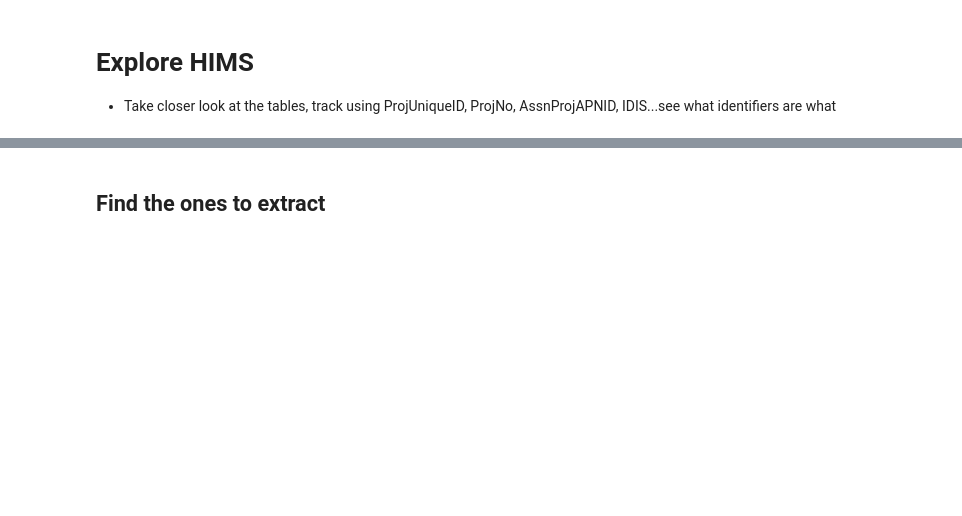
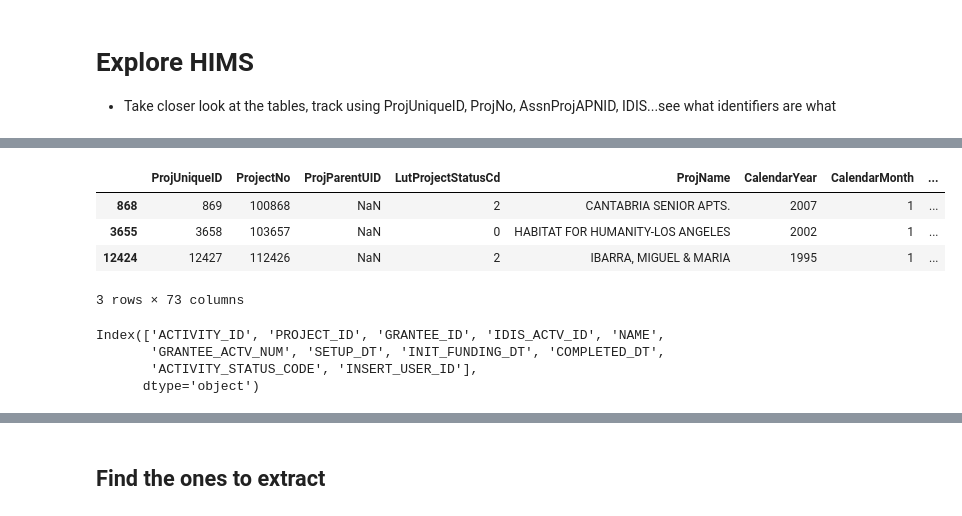
Before and after one commit to CityOfLosAngeles/hcid-cdbg-metrics, a Jupyter notebook: notebooks/hims-deeper.ipynb, the cells around one changed output, grey strips where cells are left out. Drawn from its saved outputs; the diff is of its cells as text; code cells hidden in the pictures; blank space fills up the shorter version.

```diff
--- a/notebooks/hims-deeper.ipynb
+++ b/notebooks/hims-deeper.ipynb
@@ -55,0 +115,19 @@ for key, value in subset_dfs.items():
+# %%
+df2 = subset_dfs['Project']
+df2.head(3)
+# %% [output]
+|  | ProjUniqueID | ProjectNo | ProjParentUID | LutProjectStatusCd | ProjName | CalendarYear | CalendarMonth | ... |
+| 868 | 869 | 100868 | NaN | 2 | CANTABRIA SENIOR APTS. | 2007 | 1 | ... |
+| 3655 | 3658 | 103657 | NaN | 0 | HABITAT FOR HUMANITY-LOS ANGELES | 2002 | 1 | ... |
+| 12424 | 12427 | 112426 | NaN | 2 | IBARRA, MIGUEL & MARIA | 1995 | 1 | ... |
+3 rows × 73 columns
+# %%
+df3 = pd.read_parquet('../data/HIMS/IDISActivity.parquet')
+print(df3.columns)
+df3 = df3[['PROJECT_ID']].drop_duplicates()
+print(df3.head())
+# %% [output]
+Index(['ACTIVITY_ID', 'PROJECT_ID', 'GRANTEE_ID', 'IDIS_ACTV_ID', 'NAME',
+       'GRANTEE_ACTV_NUM', 'SETUP_DT', 'INIT_FUNDING_DT', 'COMPLETED_DT',
+       'ACTIVITY_STATUS_CODE', 'INSERT_USER_ID'],
+      dtype='object')
```
Also changed, not shown: parts of 18 cells of this notebook, 4 other files.
